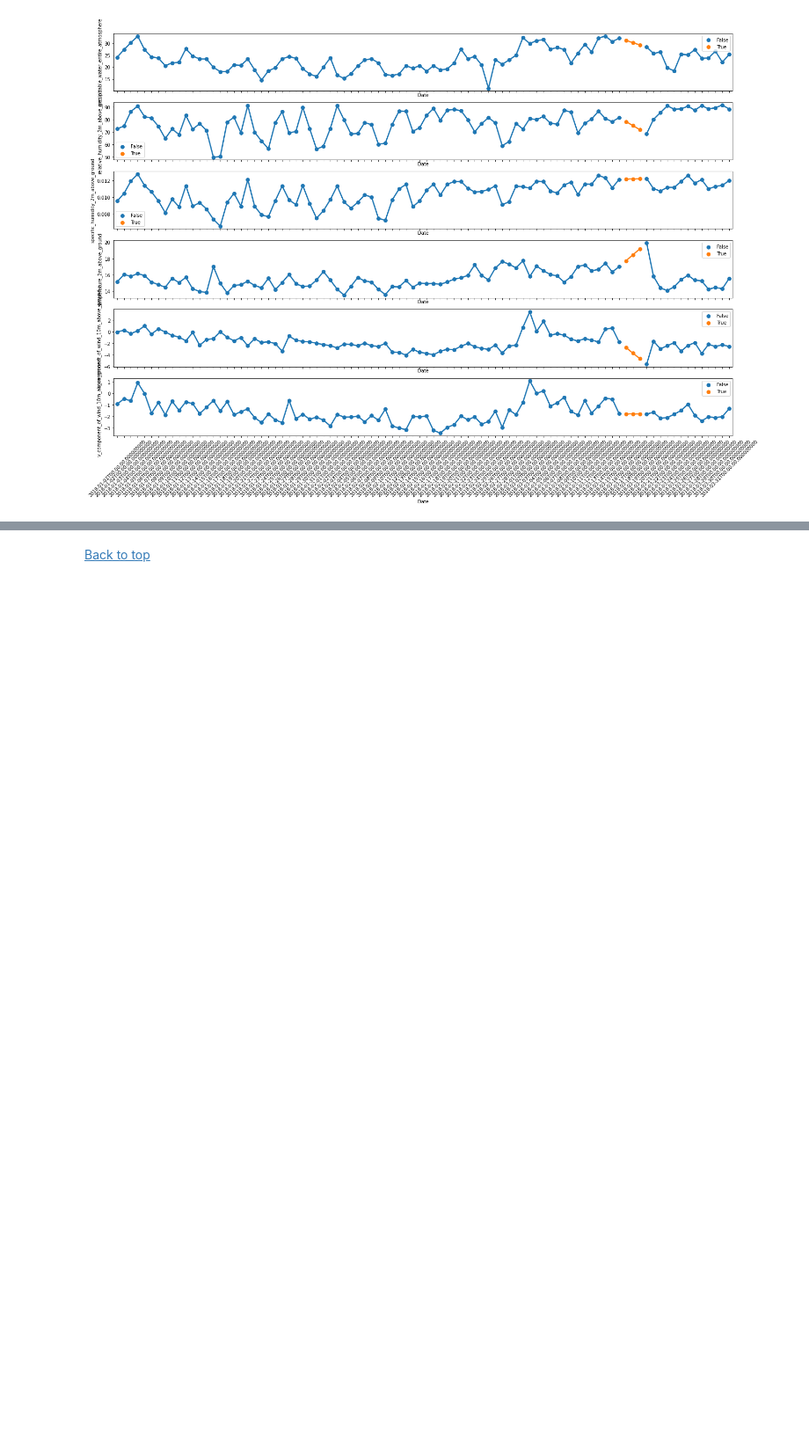
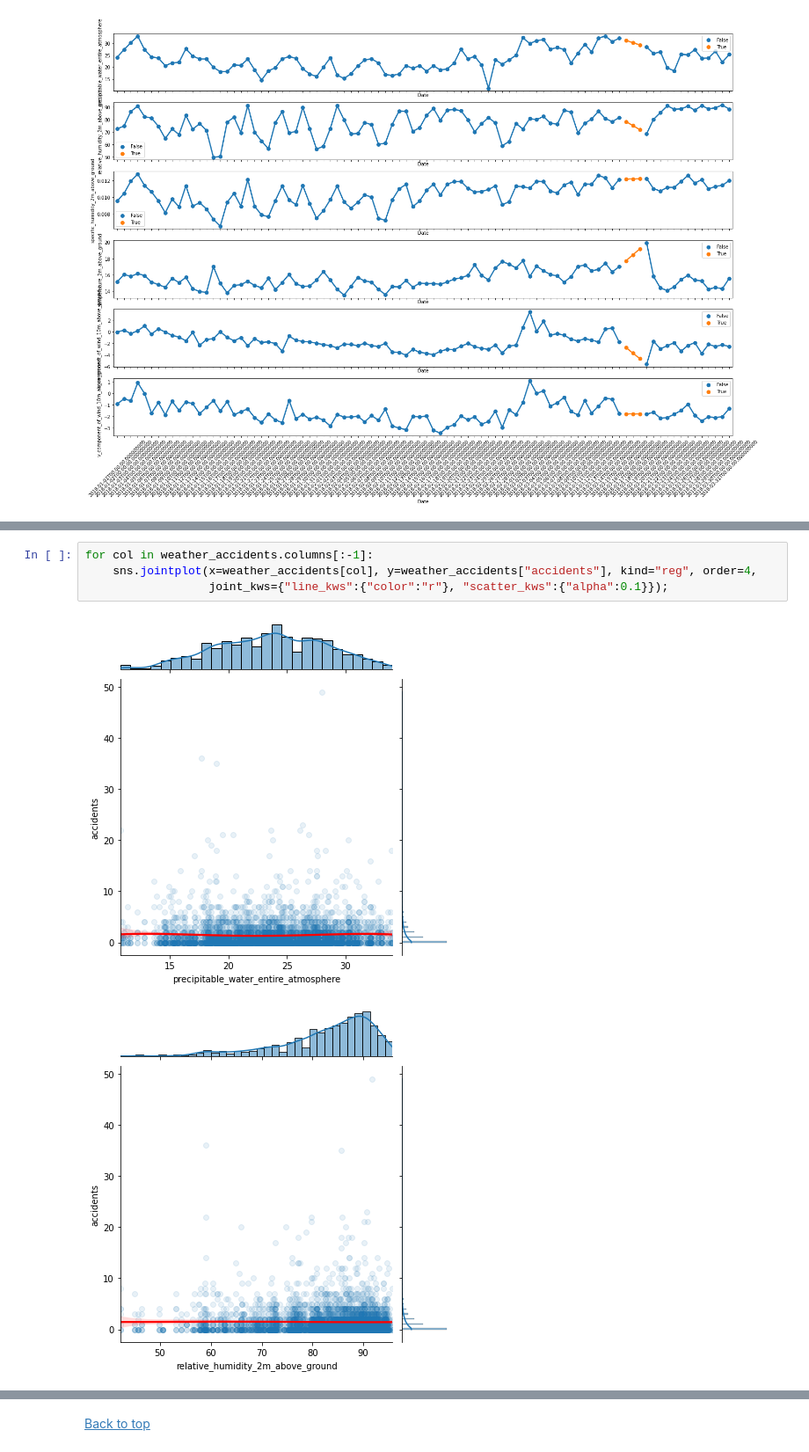
Before and after one commit to AndOleAnd/Capstone_N_A_P, a Jupyter notebook: Notebooks/Weather_EDA.ipynb, the cells around one changed output, grey strips where cells are left out. Shown at 88% size. Drawn from its saved outputs; the diff is of its cells as text; blank space fills up the shorter version.

```diff
--- a/Notebooks/Weather_EDA.ipynb
+++ b/Notebooks/Weather_EDA.ipynb
@@ -162,0 +368,7 @@ chart.set_xticklabels(chart.get_xticklabels(), rotation=45);
+# %%
+for col in weather_accidents.columns[:-1]:
+    sns.jointplot(x=weather_accidents[col], y=weather_accidents["accidents"], kind="reg", order=4,
+                  joint_kws={"line_kws":{"color":"r"}, "scatter_kws":{"alpha":0.1}});
+# %% [output]
+[figure, added]
+[figure, added]
```
Also changed, not shown: parts of 16 cells of this notebook, 1 other file.
